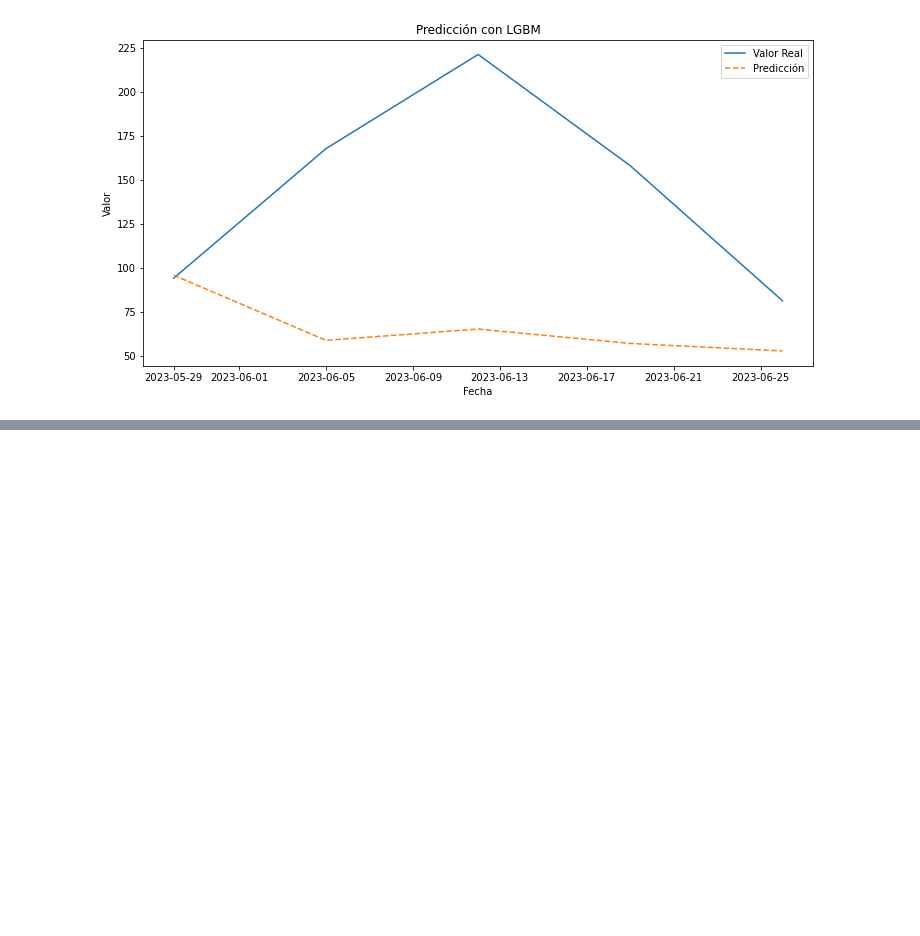
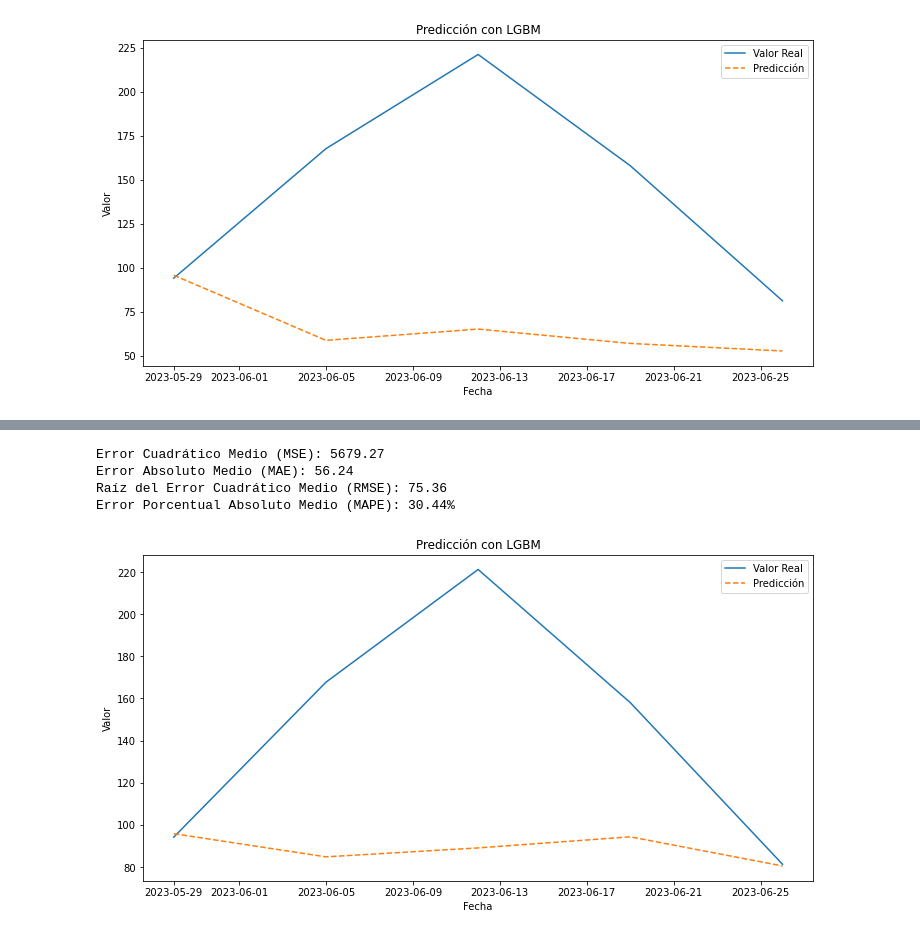
Before and after one commit to tlunal/Adaptative_Ensemble_methods_for_time_series_forecast, a Jupyter notebook: 01_ts_eda.ipynb, the cells around one changed output, grey strips where cells are left out. Saved outputs shown, nothing was run; the diff lists cells and outputs as text; code cells hidden in the pictures; blank space fills up the shorter version.

```diff
--- a/01_ts_eda.ipynb
+++ b/01_ts_eda.ipynb
@@ -986,0 +1049,27 @@ Error Porcentual Absoluto Medio (MAPE): 47.22%
+# %%
+mse = mean_squared_error(y_test, lgb_predict)
+mae = mean_absolute_error(y_test, lgb_predict)
+rmse = np.sqrt(mse)
+mape = np.mean(np.abs((y_test - lgb_predict) / y_test)) * 100
+
+# Mostrar las métricas
+print(f'Error Cuadrático Medio (MSE): {mse:.2f}')
+print(f'Error Absoluto Medio (MAE): {mae:.2f}')
+print(f'Raíz del Error Cuadrático Medio (RMSE): {rmse:.2f}')
+print(f'Error Porcentual Absoluto Medio (MAPE): {mape:.2f}%')
+
+# Visualizar las predicciones vs valores reales
+plt.figure(figsize=(12, 6))
+plt.plot(ts_data_xg_test.index, y_test, label='Valor Real')
+plt.plot(ts_data_xg_test.index, lgb_predict, label='Predicción', linestyle='dashed')
+plt.title('Predicción con LGBM')
+plt.xlabel('Fecha')
+plt.ylabel('Valor')
+plt.legend()
+plt.show()
+# %% [output]
+Error Cuadrático Medio (MSE): 5679.27
+Error Absoluto Medio (MAE): 56.24
+Raíz del Error Cuadrático Medio (RMSE): 75.36
+Error Porcentual Absoluto Medio (MAPE): 30.44%
+[figure, added]
```
Also changed, not shown: parts of 47 cells of this notebook.
